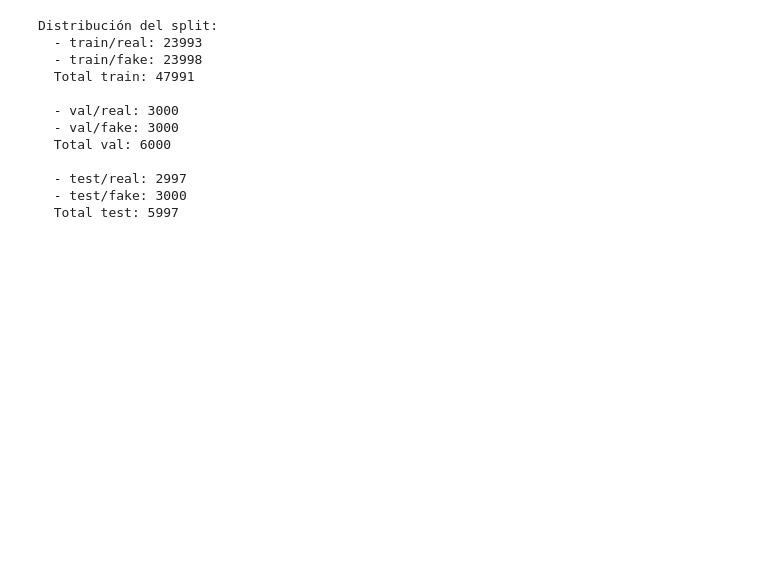
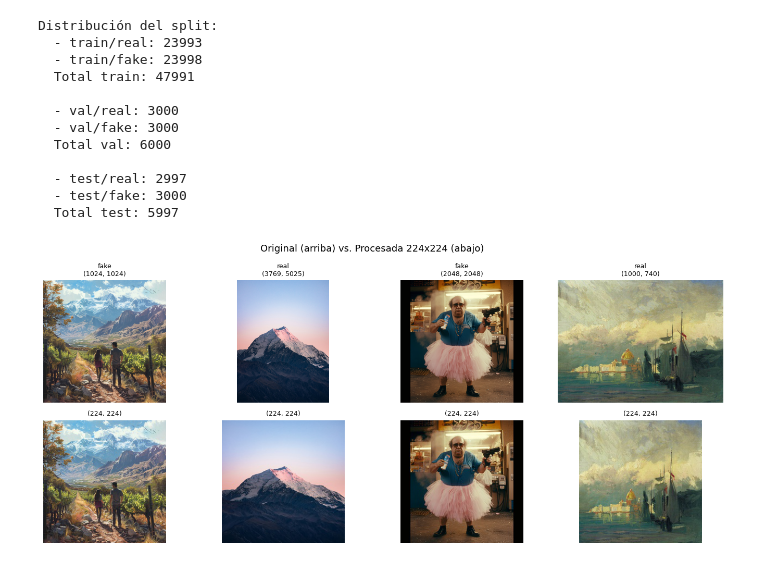
Before and after one commit to lcaminoa/ai-image-detection, a Jupyter notebook: notebooks/01_eda.ipynb, the cells around one changed output. Cells and saved outputs as stored; diff of their text form; code cells hidden in the pictures; blank space fills up the shorter version.

```diff
--- a/notebooks/01_eda.ipynb
+++ b/notebooks/01_eda.ipynb
@@ -146,27 +146,27 @@ Distribución del split:
   - test/fake: 3000
   Total test: 5997
 # %%
-LABEL_DISPLAY = {"real": "Real", "fake": "IA generada"}
-
 muestra = df[df["split"] == "train"].sample(4, random_state=SEED)
 
 fig, axes = plt.subplots(2, 4, figsize=(14, 6))
-fig.suptitle("Original (arriba) vs. Procesada 224×224 (abajo)", fontsize=13)
+fig.suptitle("Original (arriba) vs. Procesada 224x224 (abajo)", fontsize=13)
 
 for col, (_, row) in enumerate(muestra.iterrows()):
     ruta_original  = ROOT / row["path"]
     ruta_procesada = DATA_PROC / row["split"] / row["label"] / (Path(row["path"]).stem + ".jpg")
 
     img_orig = Image.open(ruta_original)
     img_proc = Image.open(ruta_procesada)
 
     axes[0, col].imshow(img_orig)
-    axes[0, col].set_title(f"{LABEL_DISPLAY[row['label']]}\n{img_orig.size}", fontsize=9)
+    axes[0, col].set_title(f"{row['label']}\n{img_orig.size}", fontsize=9)
     axes[0, col].axis("off")
 
     axes[1, col].imshow(img_proc)
     axes[1, col].set_title(f"{img_proc.size}", fontsize=9)
     axes[1, col].axis("off")
 
 plt.tight_layout()
 plt.show()
+# %% [output]
+[figure, added]
```
Also changed, not shown: parts of 4 cells of this notebook, 9 other files.
